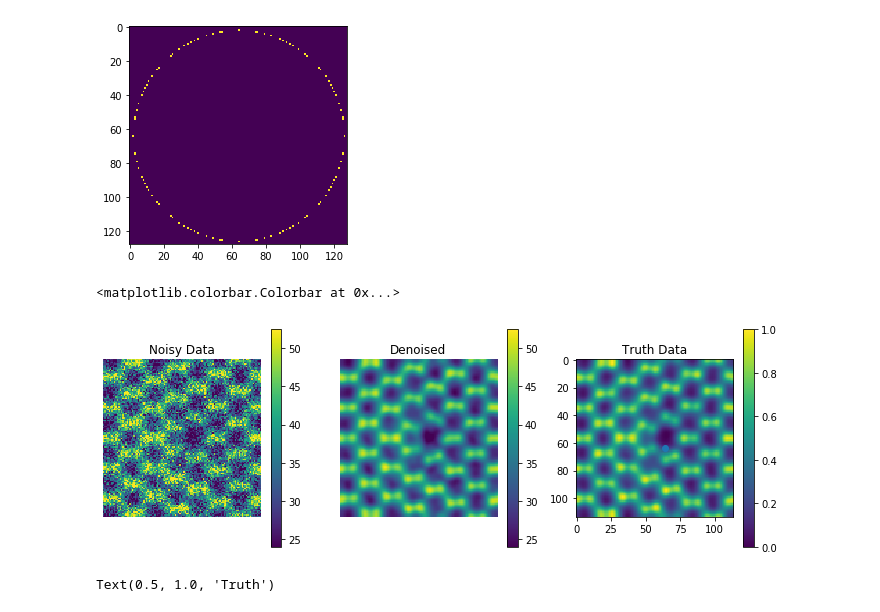
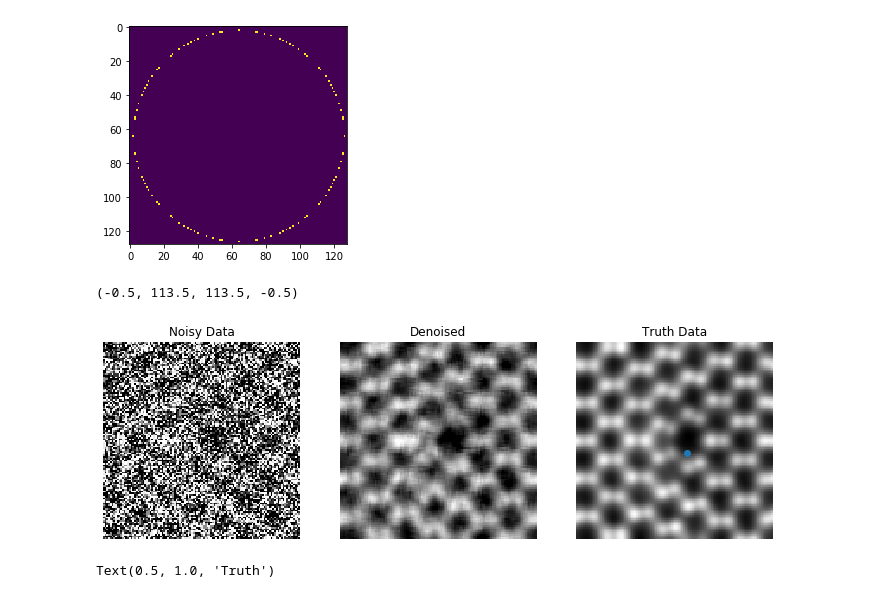
Before and after one commit to CY-Zhang/PyProcessingCodes, a Jupyter notebook: TensorDenoise/VisulizeResult_SiDisl.ipynb, the cells around one changed output. Cells and saved outputs as stored; diff of their text form; code cells hidden in the pictures.

```diff
--- a/TensorDenoise/VisulizeResult_SiDisl.ipynb
+++ b/TensorDenoise/VisulizeResult_SiDisl.ipynb
@@ -10,12 +10,12 @@ This script is very similar to the one that visulize STO simulation results, so
 # path to raw data, denoised data, and ground truth
 # no data exceeds 2GB thus they are all saved in .mat or .py
 path ='/srv/home/chenyu/TensorDenoise/Simulatons/Si_dislocation_simulations/'
-raw_data = sio.loadmat(path + 'Simulation_noisy_SiDisl_slc5_1000FPS.mat')
+raw_data = sio.loadmat(path + 'Simulation_noisy_SiDisl_slc5_10000FPS.mat')
 raw_data = raw_data['datacube']
 
-truth_data = np.load(path + 'Simulation_truth_SiDisl_slc5_1000FPS.npy')
+truth_data = np.load(path + 'Simulation_truth_SiDisl_slc5_10000FPS.npy')
 
-denoised_data = sio.loadmat(path + 'Simulation_tensor_SiDisl_slc5_1000FPS.mat')
+denoised_data = sio.loadmat(path + 'Simulation_tensor_SiDisl_slc5_10000FPS.mat')
 denoised_data = denoised_data['est_HOOI']
 # %%
 print(raw_data.shape)
@@ -47,30 +47,30 @@ for i in range(128):
 # %%
 # Compare real space structure from ADF reconstrcutred from a ring with width = 1
 plt.figure(figsize=(12,4))
 clim_low = np.amin(ADF_truth)
 clim_high = np.amax(ADF_truth)
 
 plt.subplot(132)
-plt.imshow(ADF_denoised,clim=[clim_low,clim_high])
-plt.colorbar()
+plt.imshow(ADF_denoised,clim=[clim_low,clim_high],cmap='gray')
+# plt.colorbar()
 plt.axis('off')
 plt.title('Denoised')
 
 plt.subplot(131)
-plt.imshow(ADF_noisy,clim=[clim_low,clim_high])
+plt.imshow(ADF_noisy,clim=[clim_low,clim_high],cmap='gray')
 plt.title('Noisy Data')
 plt.axis('off')
-plt.colorbar()
+# plt.colorbar()
 
 plt.subplot(133)
-plt.imshow(ADF_truth,clim=[clim_low,clim_high])
+plt.imshow(ADF_truth,clim=[clim_low,clim_high],cmap='gray')
 plt.title('Truth Data')
 plt.scatter(64,64)
-# plt.axis('off')
-plt.colorbar()
+plt.axis('off')
+# plt.colorbar()
 # %% [output]
-<matplotlib.colorbar.Colorbar at 0x...>
+(-0.5, 113.5, 113.5, -0.5)
-[figure, old version]
+[figure, new version]
 # %%
 plt.imshow(ADF_truth,clim=[clim_low,clim_high],cmap='gray')
 cbar = plt.colorbar()
```
Also changed, not shown: parts of 1 cell of this notebook, 10 other files.
